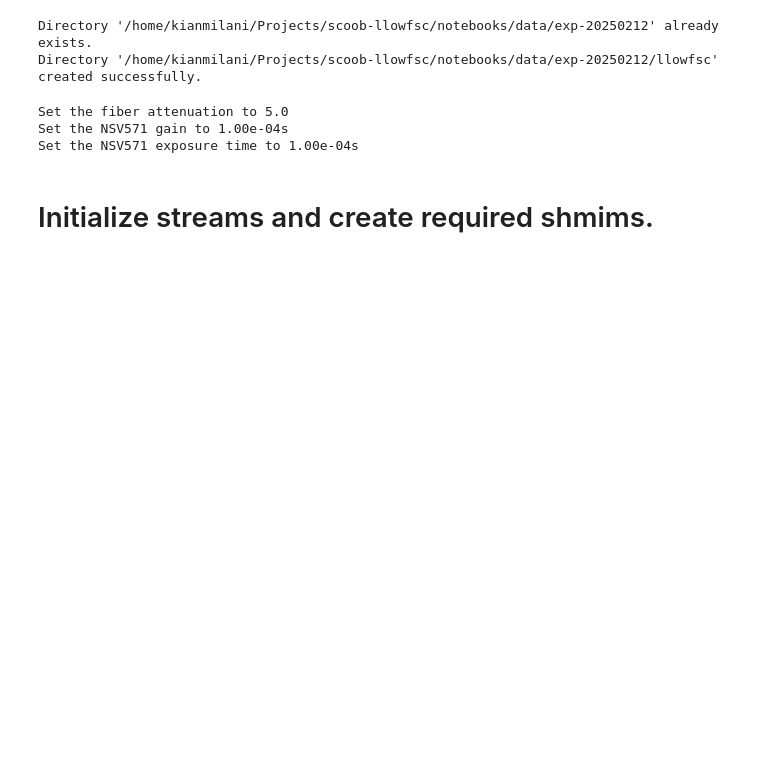
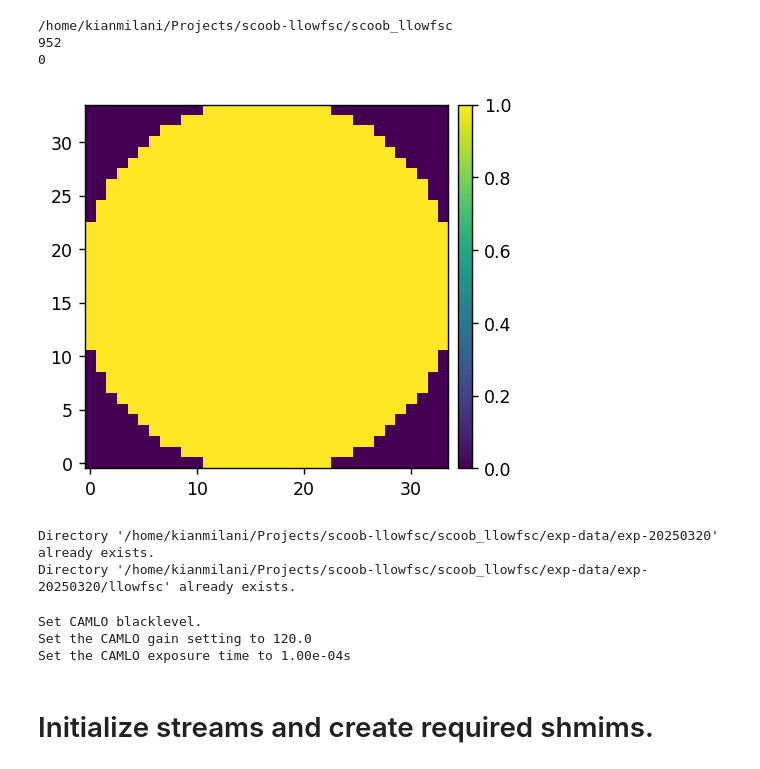
Before and after one commit to kian1377/scoob-llowfsc, a Jupyter notebook: exp-notebooks/run_llowfsc_offsetting.ipynb, the cells around one changed output. Cells and saved outputs as stored; diff of their text form; code cells hidden in the pictures; blank space fills up the shorter version.

```diff
--- a/exp-notebooks/run_llowfsc_offsetting.ipynb
+++ b/exp-notebooks/run_llowfsc_offsetting.ipynb
@@ -14,44 +14,57 @@ from pathlib import Path
 cwd = Path(os.getcwd())
 
 import matplotlib.pyplot as plt
-from matplotlib.colors import LogNorm
+from matplotlib.colors import LogNorm, Normalize, CenteredNorm
 from matplotlib.patches import Circle, Rectangle
+
+import scoob_llowfsc
+print(scoob_llowfsc.path)
+data_path = scoob_llowfsc.path/'exp-data'
 
 import scoob_llowfsc.llowfsc as llowfsc
 import scoob_llowfsc.scoob_interface as scoobi
 import scoob_llowfsc.utils as utils
 import scoob_llowfsc.telem as telem
 from scoob_llowfsc.math_module import xp, xcipy, ensure_np_array
-from scoob_llowfsc.imshows import imshow1, imshow2, imshow3
+from scoob_llowfsc.imshows import imshow
 
 from magpyx.utils import ImageStream
 import purepyindi
 from purepyindi import INDIClient
 import purepyindi2
 from purepyindi2 import IndiClient
 
 client0 = INDIClient('localhost', 7624)
 client0.start()
 client = IndiClient()
 client.connect()
 client.get_properties()
 
 def restart_clients():
     client0 = INDIClient('localhost', 7624)
     client0.start()
 
     client = IndiClient()
     client.connect()
     client.get_properties()
 
 wavelength = 633e-9
+
+dm_mask = ensure_np_array(scoobi.make_dm_mask())
+print(dm_mask.sum())
+imshow([dm_mask])
+# %% [output]
+/home/kianmilani/Projects/scoob-llowfsc/scoob_llowfsc
+952
+0
+[figure, added]
 # %%
 reload(telem)
 
-data_path = cwd/'data'/f'exp-{today}'
-llowfsc_data_path = cwd/'data'/f'exp-{today}'/'llowfsc'
-telem.make_dir(data_path)
+exp_path = data_path/f'exp-{today}'
+llowfsc_data_path = data_path/f'exp-{today}'/'llowfsc'
+telem.make_dir(exp_path)
 telem.make_dir(llowfsc_data_path)
 # %% [output]
-Directory '/home/kianmilani/Projects/scoob-llowfsc/notebooks/data/exp-20250212' already exists.
-Directory '/home/kianmilani/Projects/scoob-llowfsc/notebooks/data/exp-20250212/llowfsc' created successfully.
+Directory '/home/kianmilani/Projects/scoob-llowfsc/scoob_llowfsc/exp-data/exp-20250320' already exists.
+Directory '/home/kianmilani/Projects/scoob-llowfsc/scoob_llowfsc/exp-data/exp-20250320/llowfsc' already exists.
@@ -61,12 +70,0 @@ I = scoobi.SCOOBI()
-# %%
-fib_atten = 5
-camlo_gain = 5
-camlo_exp_time = 0.0001
-
-I.set_fib_atten(fib_atten, client)
-I.set_nsv_gain(camlo_gain, client0)
-I.set_nsv_exp_time(camlo_exp_time, client0)
-# %% [output]
-Set the fiber attenuation to 5.0
-Set the NSV571 gain to 1.00e-04s
-Set the NSV571 exposure time to 1.00e-04s
@@ -87,3 +71,16 @@ roi_region_h, roi_region_w, roi_region_x, vcropoffset  = (128, 128, 2602, 2512)
+# %%
+reload(scoobi)
+camlo_blacklevel = 100
+camlo_gain = 120
+camlo_exp_time = .1e-3
+
+scoobi.set_camlo_blacklevel(camlo_blacklevel, client0)
+scoobi.set_camlo_gain(camlo_gain, client0)
+scoobi.set_camlo_exp_time(camlo_exp_time, client0)
+# %% [output]
+Set CAMLO blacklevel.
+Set the CAMLO gain setting to 120.0
+Set the CAMLO exposure time to 1.00e-04s
 # %% [markdown]
 # Initialize streams and create required shmims.
 # %%
```
Also changed, not shown: parts of 4 cells of this notebook, 7 other files.
